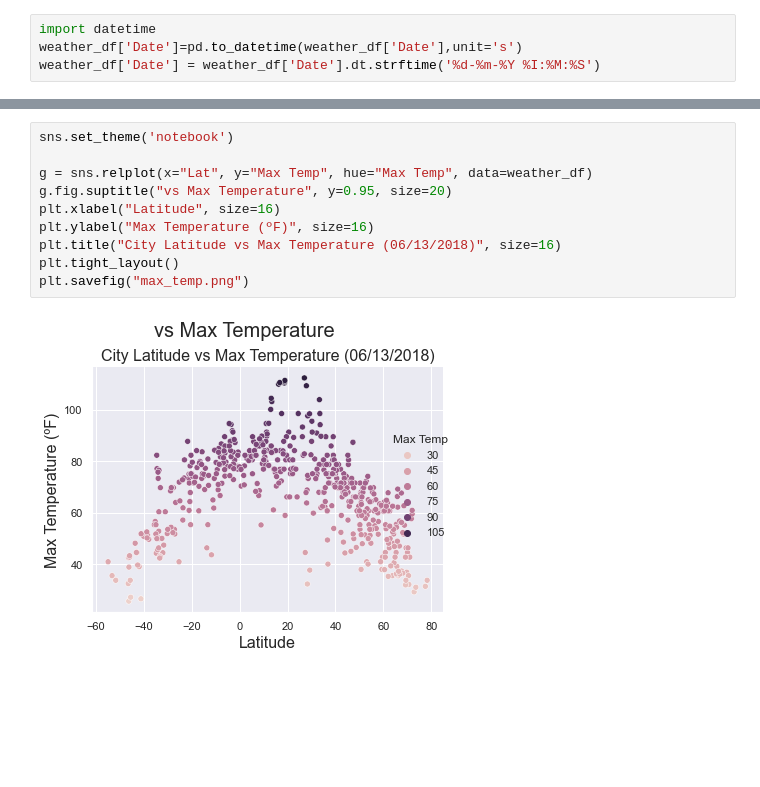
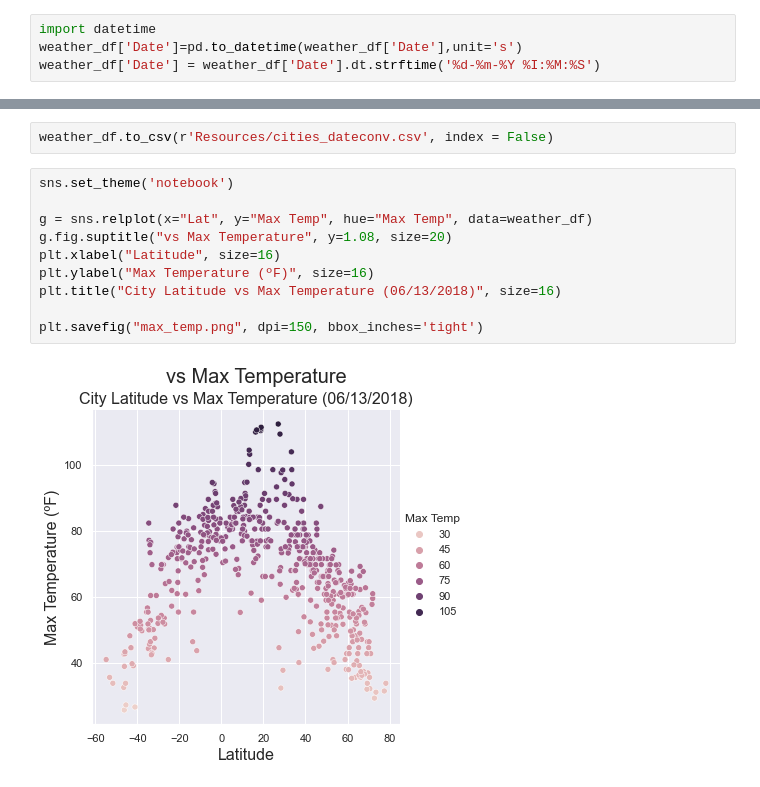
Before and after one commit to rromang/Web-Design, a Jupyter notebook: weather.ipynb, the cells around one changed output, grey strips where cells are left out. Saved outputs shown, nothing was run; the diff lists cells and outputs as text; blank space fills up the shorter version.

```diff
--- a/weather.ipynb
+++ b/weather.ipynb
@@ -29,18 +29,20 @@ weather_df.head(15)
 | 12 | 12 | punta arenas | 0 | CL | 13-06-2018 03:00:00 | 100 | -53.16 | -70.91 | 35.60 | 9.17 |
 | 13 | 13 | tasiilaq | 75 | GL | 13-06-2018 02:50:00 | 60 | 65.61 | -37.64 | 39.20 | 2.24 |
 | 14 | 14 | chapais | 40 | CA | 13-06-2018 03:00:00 | 38 | 49.78 | -74.86 | 59.00 | 10.29 |
+# %%
+weather_df.to_csv(r'Resources/cities_dateconv.csv', index = False)
 # %%
 sns.set_theme('notebook')
 
 g = sns.relplot(x="Lat", y="Max Temp", hue="Max Temp", data=weather_df)
-g.fig.suptitle("vs Max Temperature", y=0.95, size=20)
+g.fig.suptitle("vs Max Temperature", y=1.08, size=20)
 plt.xlabel("Latitude", size=16)
 plt.ylabel("Max Temperature (ºF)", size=16)
 plt.title("City Latitude vs Max Temperature (06/13/2018)", size=16)
-plt.tight_layout()
-plt.savefig("max_temp.png")
+
+plt.savefig("max_temp.png", dpi=150, bbox_inches='tight')
 # %% [output]
-[figure, old version]
+[figure, new version]
 # %%
 sns.set_theme('notebook')
 
```
Also changed, not shown: parts of 3 cells of this notebook, 17 other files.
